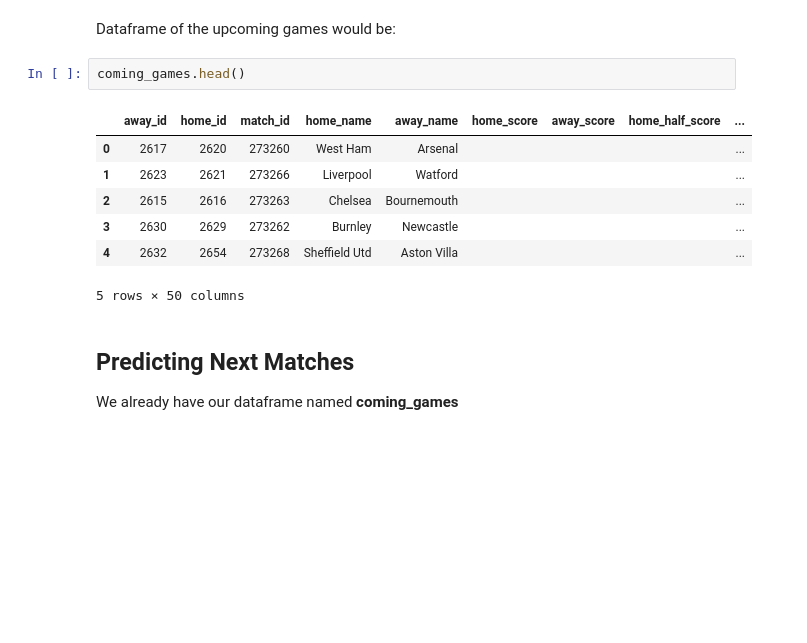
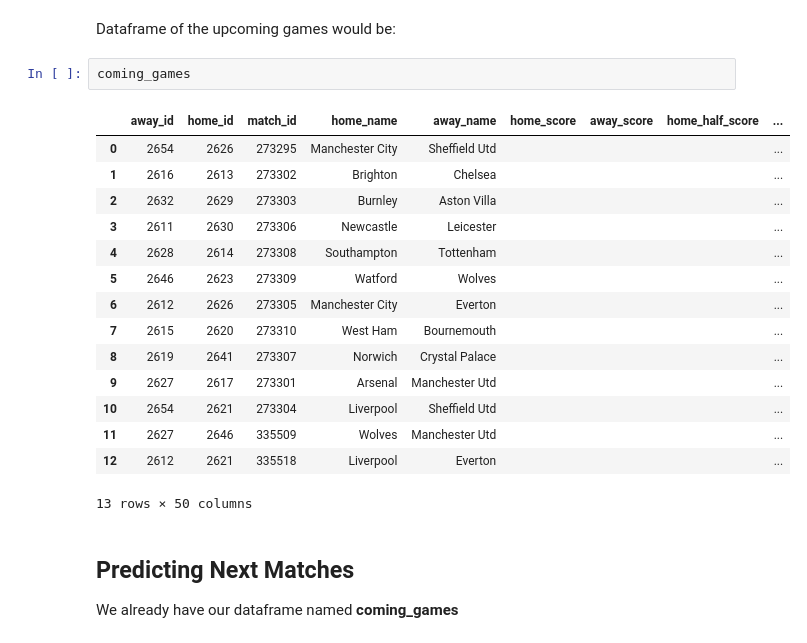
Before and after one commit to BU-IE-582/fall19-GnyEser, a Jupyter notebook: Project.ipynb, the cells around one changed output. Saved outputs shown, nothing was run; the diff lists cells and outputs as text; blank space fills up the shorter version.

```diff
--- a/Project.ipynb
+++ b/Project.ipynb
@@ -634,15 +593,23 @@ print(statistics.mean(rpses))
 # %% [markdown]
 Dataframe of the upcoming games would be:
 # %%
-coming_games.head()
+coming_games
 # %% [output]
 |  | away_id | home_id | match_id | home_name | away_name | home_score | away_score | home_half_score | ... |
-| 0 | 2617 | 2620 | 273260 | West Ham | Arsenal |  |  |  | ... |
-| 1 | 2623 | 2621 | 273266 | Liverpool | Watford |  |  |  | ... |
-| 2 | 2615 | 2616 | 273263 | Chelsea | Bournemouth |  |  |  | ... |
-| 3 | 2630 | 2629 | 273262 | Burnley | Newcastle |  |  |  | ... |
-| 4 | 2632 | 2654 | 273268 | Sheffield Utd | Aston Villa |  |  |  | ... |
+| 0 | 2654 | 2626 | 273295 | Manchester City | Sheffield Utd |  |  |  | ... |
+| 1 | 2616 | 2613 | 273302 | Brighton | Chelsea |  |  |  | ... |
+| 2 | 2632 | 2629 | 273303 | Burnley | Aston Villa |  |  |  | ... |
+| 3 | 2611 | 2630 | 273306 | Newcastle | Leicester |  |  |  | ... |
+| 4 | 2628 | 2614 | 273308 | Southampton | Tottenham |  |  |  | ... |
+| 5 | 2646 | 2623 | 273309 | Watford | Wolves |  |  |  | ... |
+| 6 | 2612 | 2626 | 273305 | Manchester City | Everton |  |  |  | ... |
+| 7 | 2615 | 2620 | 273310 | West Ham | Bournemouth |  |  |  | ... |
+| 8 | 2619 | 2641 | 273307 | Norwich | Crystal Palace |  |  |  | ... |
+| 9 | 2627 | 2617 | 273301 | Arsenal | Manchester Utd |  |  |  | ... |
+| 10 | 2654 | 2621 | 273304 | Liverpool | Sheffield Utd |  |  |  | ... |
+| 11 | 2627 | 2646 | 335509 | Wolves | Manchester Utd |  |  |  | ... |
+| 12 | 2612 | 2621 | 335518 | Liverpool | Everton |  |  |  | ... |
-5 rows × 50 columns
+13 rows × 50 columns
 # %% [markdown]
 ## Predicting Next Matches
 
```
Also changed, not shown: parts of 74 cells of this notebook, 1 other file.
